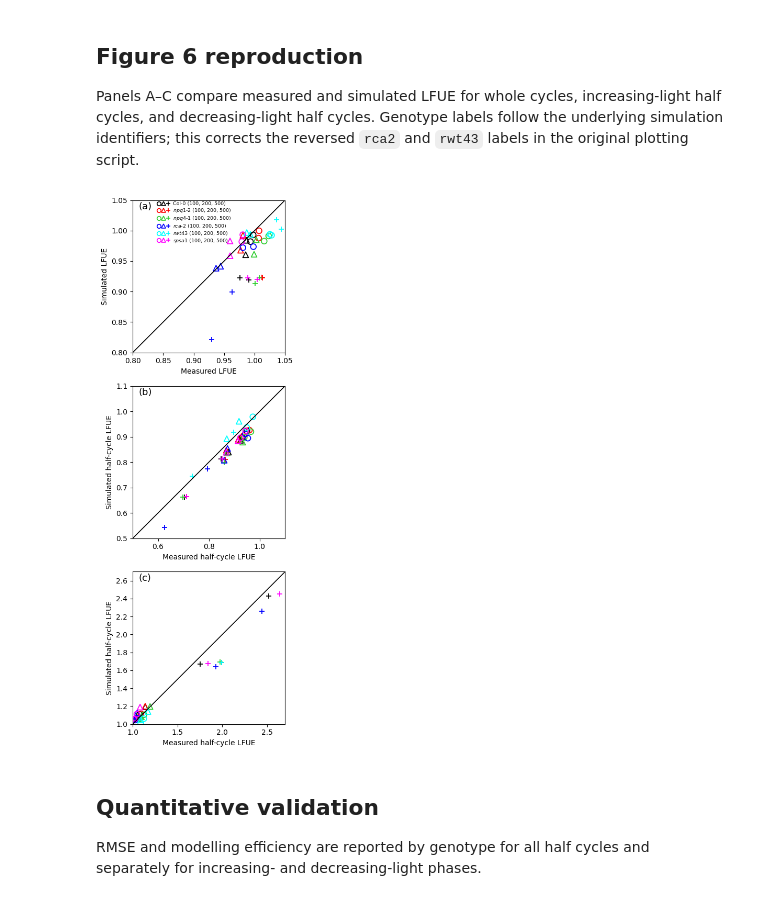
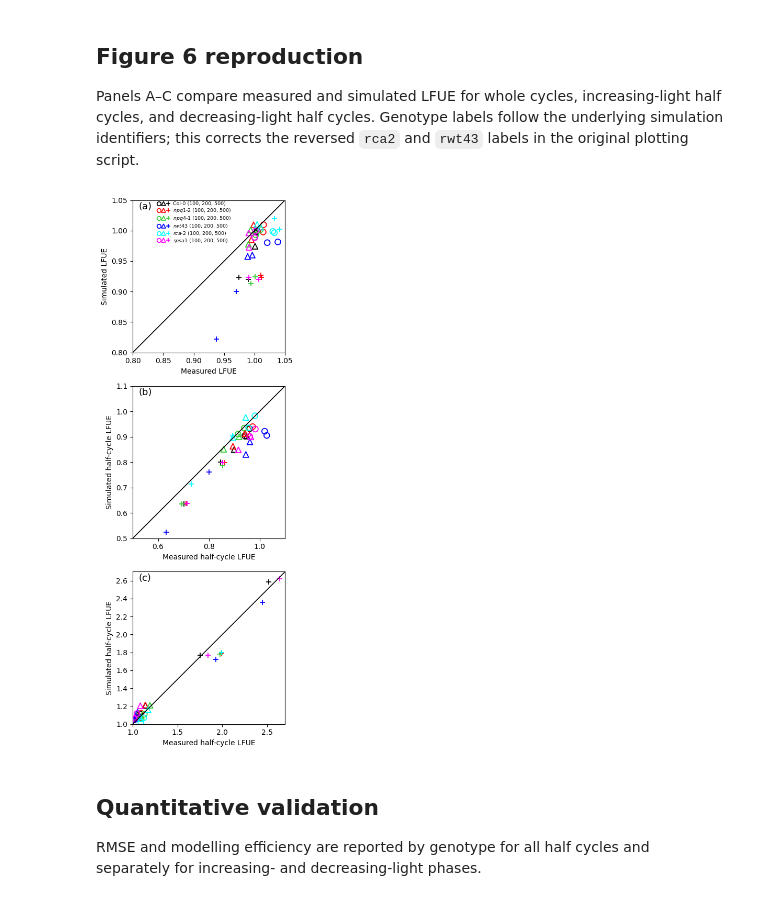
Before and after one commit to Computational-Biology-Aachen/mxl-models, a Jupyter notebook: docs/morales2018.ipynb, the cells around one changed output. Saved outputs shown, nothing was run; the diff lists cells and outputs as text; code cells hidden in the pictures.

Commit message:
fix: align Morales2018 Figure 6 with reference analysis

```diff
--- a/docs/morales2018.ipynb
+++ b/docs/morales2018.ipynb
@@ -39,6 +39,10 @@ parameters_experiment = pd.read_csv(DATA / "ParametersExperiment.csv").set_index
 
 genotypes = ["col", "npq1", "npq4", "rca2", "rwt43", "spsa"]
 amplitudes = [100, 200, 500]
+
+steady_state_reference = pd.read_csv(
+    DATA / "steady_state_reference.csv"
+)
 # %% [output]
 Using validation data from: C:\Users\malik\OneDrive\Desktop\mxl-models\docs\assets
 # %% [markdown]
@@ -215,8 +219,16 @@ def simulate_lightfleck(genotype, amplitude):
     experiment["simulation_time"] = experiment["Time"] - 3600.0
     experiment_time = experiment["simulation_time"].to_numpy()
 
+    forcing_rows = [
+        forcing_values(row) for _, row in experiment.iterrows()
+    ]
+
+    # mxlpy applies each protocol row over the interval ending at its index.
+    # Shift values so the interval uses forcing from its starting point.
+    protocol_values = [forcing_rows[0], *forcing_rows[:-1]]
+
     protocol = pd.DataFrame(
-        [forcing_values(row) for _, row in experiment.iterrows()],
+        protocol_values,
         index=pd.to_timedelta(experiment_time + 1e-6, unit="s"),
     )
     protocol.index.name = "Timedelta"
@@ -236,10 +248,6 @@ def simulate_lightfleck(genotype, amplitude):
 
 
 simulation_outputs = []
-for genotype in genotypes:
-    for amplitude in amplitudes:
-        print(f"Simulating {genotype}, amplitude {amplitude}")
-        simulation_outputs = []
 
 for genotype in genotypes:
     for amplitude in amplitudes:
@@ -256,8 +264,6 @@ for genotype in genotypes:
         simulation_outputs.append(result)
 
 lf = pd.concat(simulation_outputs, ignore_index=True)
-
-lf = pd.concat(simulation_outputs, ignore_index=True)
 # %% [output]
 Simulating col, amplitude 100
 Simulating col, amplitude 200
@@ -413,8 +392,8 @@ labels = {
     "col": "Col-0 (100, 200, 500)",
     "npq1": r"$npq1$-2 (100, 200, 500)",
     "npq4": r"$npq4$-1 (100, 200, 500)",
-    "rca2": r"$rca$-2 (100, 200, 500)",
-    "rwt43": r"$rwt43$ (100, 200, 500)",
+    "rca2": r"$rwt43$ (100, 200, 500)",
+    "rwt43": r"$rca$-2 (100, 200, 500)",
     "spsa": r"$spsa1$ (100, 200, 500)",
 }
 markers = {100: "o", 200: "^", 500: "+"}
@@ -492,34 +471,34 @@ for genotype in genotypes:
             linestyle="none",
             marker=markers[amplitude],
             markersize=5.5,
             markeredgewidth=1.2,
             color=colors[genotype],
             markeredgecolor=colors[genotype],
             markerfacecolor=(
                 "none" if markers[amplitude] != "+" else colors[genotype]
             ),
         )
         for amplitude in amplitudes
     )
     legend_handles.append(genotype_handles)
 
 axes[0].legend(
     legend_handles,
     [labels[genotype] for genotype in genotypes],
     handler_map={tuple: HandlerTuple(ndivide=None, pad=0.1)},
     loc="upper left",
     bbox_to_anchor=(0.14, 1.01),
     frameon=False,
     fontsize=6.8,
     handlelength=2.7,
     handletextpad=0.5,
     labelspacing=0.2,
     borderaxespad=0.2,
 )
 plt.tight_layout()
 plt.show()
 # %% [output]
-[figure, old version]
+[figure, new version]
 # %% [markdown]
 ## Quantitative validation
 
```
Also changed, not shown: parts of 3 cells of this notebook, 1 other file.
